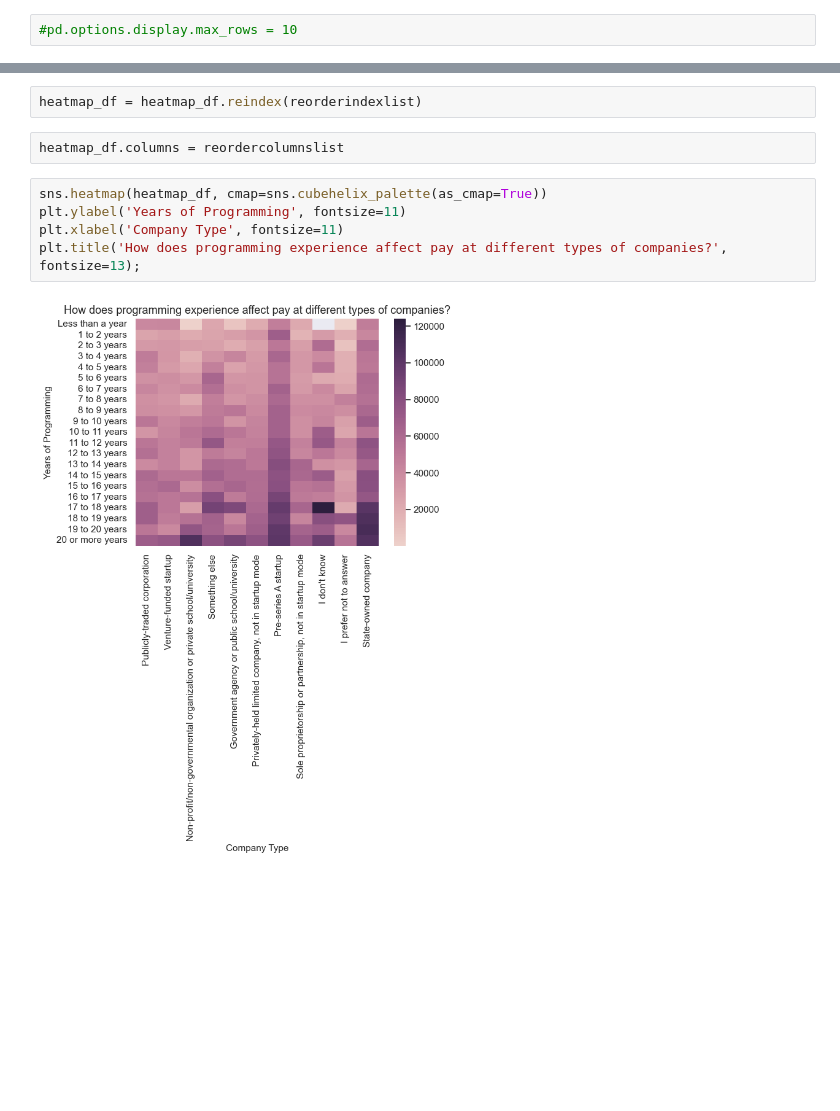
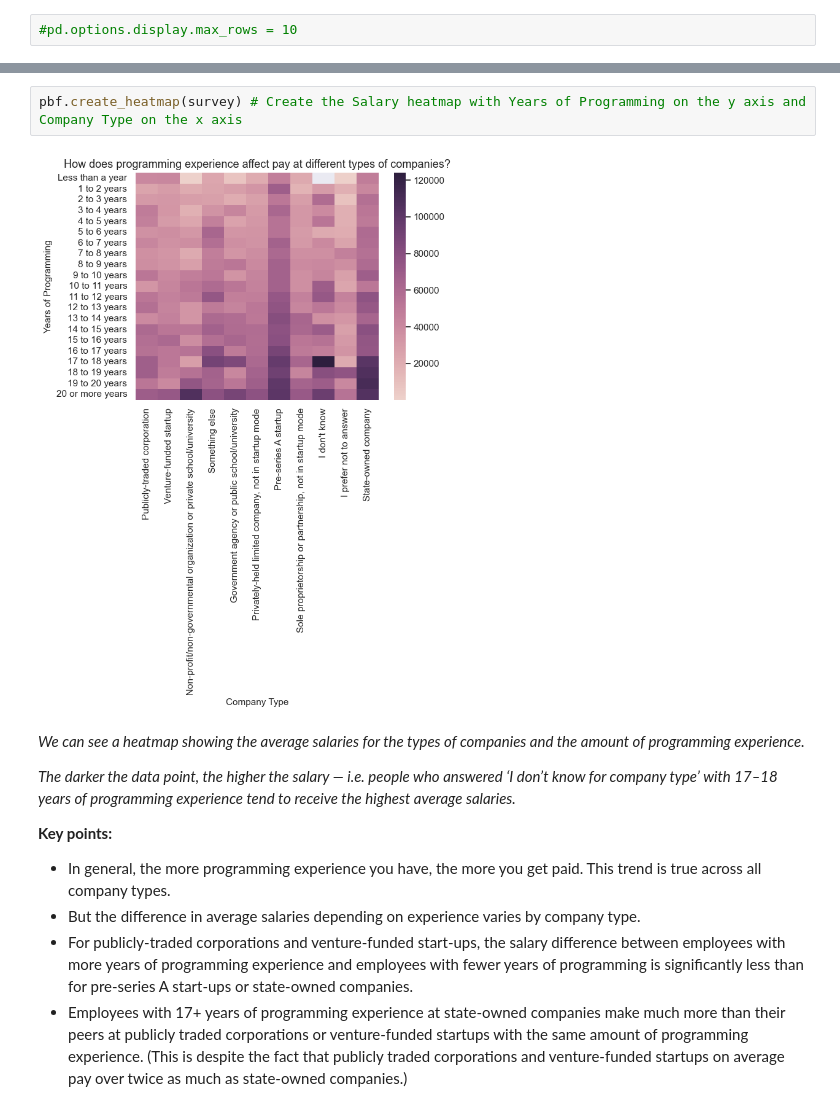
Before and after one commit to mochen862/stackoverflow-survey, a Jupyter notebook: project_blog.ipynb, the cells around one changed output, grey strips where cells are left out. Saved outputs shown, nothing was run; the diff lists cells and outputs as text; blank space fills up the shorter version.

```diff
--- a/project_blog.ipynb
+++ b/project_blog.ipynb
@@ -162,12 +171,15 @@ reorderindexlist = [
-# %%
-heatmap_df = heatmap_df.reindex(reorderindexlist)
-# %%
-heatmap_df.columns = reordercolumnslist
-# %%
-sns.heatmap(heatmap_df, cmap=sns.cubehelix_palette(as_cmap=True))
-plt.ylabel('Years of Programming', fontsize=11)
-plt.xlabel('Company Type', fontsize=11)
-plt.title('How does programming experience affect pay at different types of companies?', fontsize=13);
-# %% [output]
-[figure, removed]
+# %%
+pbf.create_heatmap(survey) # Create the Salary heatmap with Years of Programming on the y axis and Company Type on the x axis
+# %% [output]
+[figure, added]
+# %% [markdown]
+*We can see a heatmap showing the average salaries for the types of companies and the amount of programming experience.*
+
+*The darker the data point, the higher the salary — i.e. people who answered ‘I don’t know for company type’ with 17–18 years of programming experience tend to receive the highest average salaries.*
+
+**Key points:**
+- In general, the more programming experience you have, the more you get paid. This trend is true across all company types.
+- But the difference in average salaries depending on experience varies by company type.
+- For publicly-traded corporations and venture-funded start-ups, the salary difference between employees with more years of programming experience and employees with fewer years of programming is significantly less than for pre-series A start-ups or state-owned companies.
+- Employees with 17+ years of programming experience at state-owned companies make much more than their peers at publicly traded corporations or venture-funded startups with the same amount of programming experience. (This is despite the fact that publicly traded corporations and venture-funded startups on average pay over twice as much as state-owned companies.)
 # %% [markdown]
```
Also changed, not shown: parts of 37 cells of this notebook, 1 other file.
